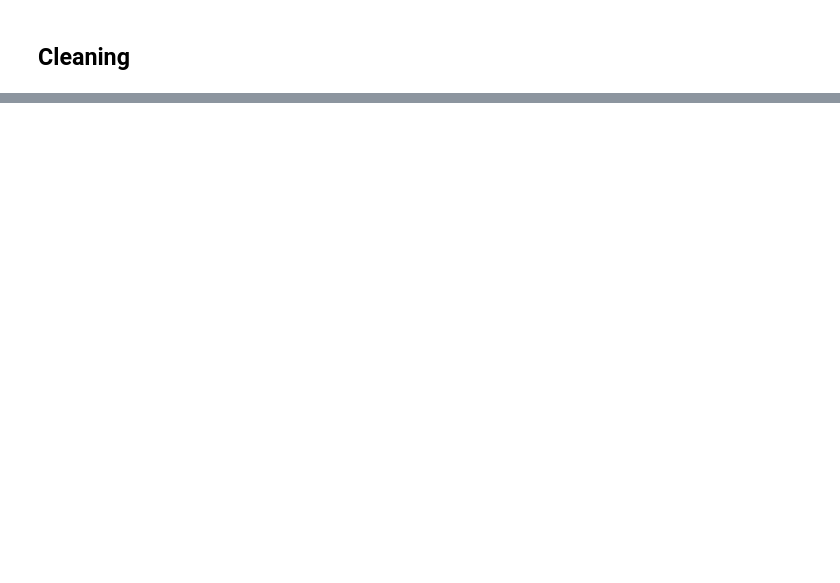
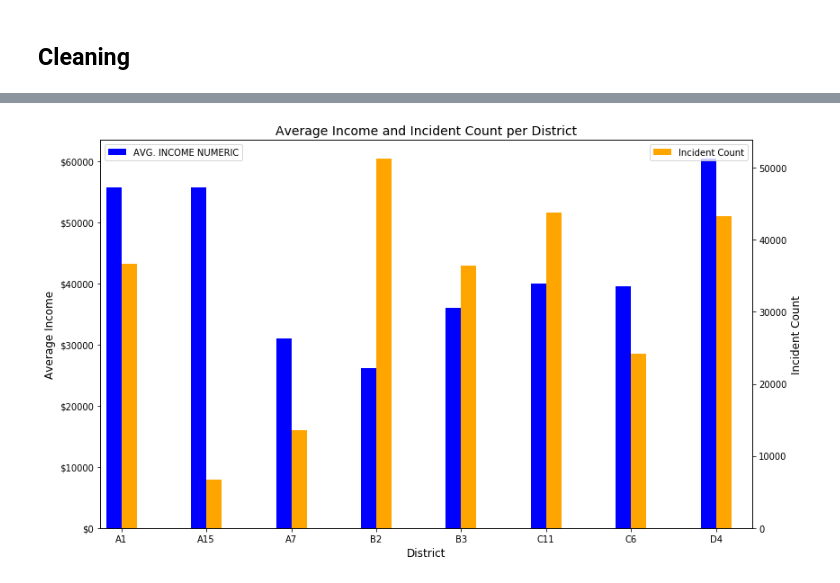
Before and after one commit to Prakhar-Saxena/INFO212-FinalProject, a Jupyter notebook: Final Project.ipynb, the cells around one changed output, grey strips where cells are left out. Drawn from its saved outputs; the diff is of its cells as text; code cells hidden in the pictures; blank space fills up the shorter version.

```diff
--- a/Final Project.ipynb
+++ b/Final Project.ipynb
@@ -94,0 +180,33 @@ NameError: name 'weatherCrime' is not defined
+# %%
+# Create a new dataframe that contains only incident counts of the districts in income_dst
+incident_count_cut = incident_count["Incident Count"].values[:7]
+incident_count_cut = np.append(incident_count_cut, incident_count["Incident Count"].values[8])
+incident_count_cut = pd.DataFrame(incident_count_cut, columns=['Incident Count'])
+incident_count_cut = pd.concat([income_dst["DISTRICT"].reset_index(), incident_count_cut], axis=1)
+
+fig, ax1 = plt.subplots(1,1, figsize=(12,7)) # Create matplotlib figure
+
+ax2 = ax1.twinx()  # Instantiate a second axes that shares the same x-axis
+
+width = 0.18 # Set the bar width
+
+# Plotting for each axes
+income_dst.plot.bar(x="DISTRICT", y="AVG. INCOME NUMERIC", color="blue", ax=ax1,
+                    width=width, position=1)
+ax1.set_xticks([i for i in range(0,8)])
+ax1.set_xticklabels(income_dst["DISTRICT"], rotation=360)
+formatter = ticker.FormatStrFormatter('$%1.0f')
+ax1.yaxis.set_major_formatter(formatter)
+ax1.set_xlabel("District", size=12)
+ax1.set_ylabel("Average Income", size=12)
+ax1.set_title("Average Income and Incident Count per District", size=14)
+
+incident_count_cut.plot.bar(x="DISTRICT", y="Incident Count", color="orange", ax=ax2,
+                       width=width, position=0)
+ax2.set_ylabel("Incident Count", size=12)
+
+fig.tight_layout()
+
+plt.show()
+# %% [output]
+[figure, added]
```
Also changed, not shown: parts of 41 cells of this notebook.
